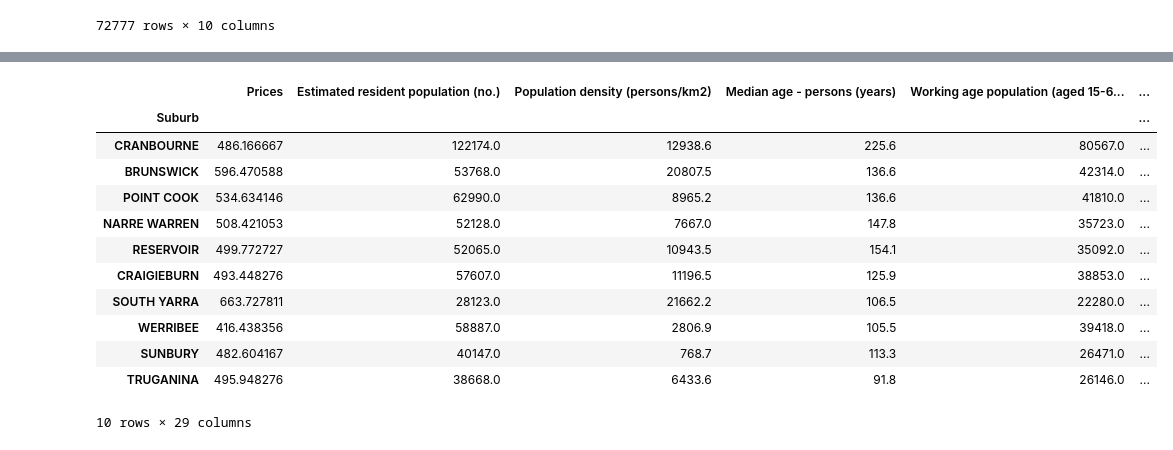
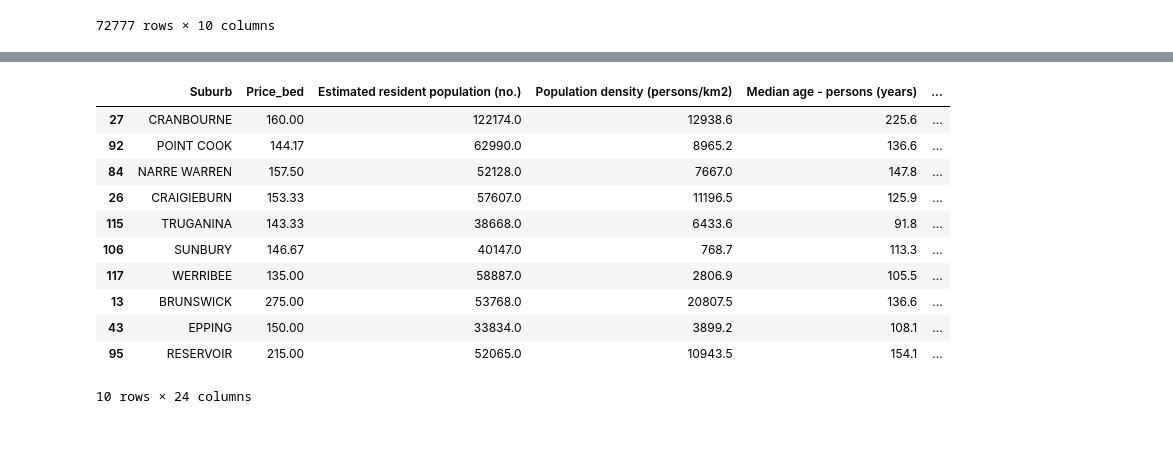
Before and after one commit to vanessagraciia/Real-Estate-Industry-Project, a Jupyter notebook: notebooks/livability - vanessa.ipynb, the cells around one changed output, grey strips where cells are left out. Drawn from its saved outputs; the diff is of its cells as text; code cells hidden in the pictures.

Commit message:
livability and affordability score

```diff
--- a/notebooks/livability - vanessa.ipynb
+++ b/notebooks/livability - vanessa.ipynb
@@ -101,5 +218,5 @@ filtered_offence.rename(columns={'Suburb/Town Name': 'Suburb'}, inplace=True)
 filtered_crime['Suburb'] = filtered_crime['Suburb'].str.upper()
 filtered_offence['Suburb'] = filtered_offence['Suburb'].str.upper()
 # %%
-merge_crime = pd.merge(data, filtered_crime, on='Suburb', how='inner')
+merge_crime = pd.merge(result, filtered_crime, on='Suburb', how='inner')
 merge_df = pd.merge(merge_crime, filtered_offence, on='Suburb', how='inner')
@@ -107,7 +240,7 @@ merge_df = pd.merge(merge_crime, filtered_offence, on='Suburb', how='inner')
 merge_df['total_crime'] = merge_df['Incidents Recorded'] + merge_df['Offence Count']
 # %%
 # Rent Affordability Index
-merge_df['qualifying_income'] = merge_df['Prices'] / 0.3
+merge_df['qualifying_income'] = merge_df['Price_bed'] / 0.3
 # %%
 merge_df.columns
 # %% [output]
@@ -151,13 +261,13 @@ merge_df2 = merge_df2.groupby('Suburb').mean()
 # %%
-merge_df2['RAI'] = (merge_df2['Median equivalised total household income (weekly) ($)'] / merge_df2['qualifying_income']) * 100
+merge_df['RAI'] = (merge_df['Median equivalised total household income (weekly) ($)'] / merge_df['qualifying_income']) * 100
 # %%
 # Create a new column 'affordability' with a default value of 6
-merge_df2['affordability'] = 0
+merge_df['affordability'] = 0
 
 # Update 'affordability' based on the conditions
-merge_df2.loc[merge_df2['RAI'] < 50, 'affordability'] = 6
-merge_df2.loc[(merge_df2['RAI'] >= 50) & (merge_df2['RAI'] < 80), 'affordability'] = 5
-merge_df2.loc[(merge_df2['RAI'] >= 80) & (merge_df2['RAI'] < 100), 'affordability'] = 4
-merge_df2.loc[(merge_df2['RAI'] >= 100) & (merge_df2['RAI'] < 120), 'affordability'] = 3
-merge_df2.loc[(merge_df2['RAI'] >= 120) & (merge_df2['RAI'] < 150), 'affordability'] = 2
-merge_df2.loc[merge_df2['RAI'] >= 150, 'affordability'] = 1
+merge_df.loc[merge_df['RAI'] < 50, 'affordability'] = 6
+merge_df.loc[(merge_df['RAI'] >= 50) & (merge_df['RAI'] < 80), 'affordability'] = 5
+merge_df.loc[(merge_df['RAI'] >= 80) & (merge_df['RAI'] < 100), 'affordability'] = 4
+merge_df.loc[(merge_df['RAI'] >= 100) & (merge_df['RAI'] < 120), 'affordability'] = 3
+merge_df.loc[(merge_df['RAI'] >= 120) & (merge_df['RAI'] < 150), 'affordability'] = 2
+merge_df.loc[merge_df['RAI'] >= 150, 'affordability'] = 1
@@ -164,16 +290,15 @@ merge_df2.loc[merge_df2['RAI'] >= 150, 'affordability'] = 1
 # %%
-merge_df2.sort_values(by='RAI', ascending=False).head(10)
+merge_df.sort_values(by='RAI', ascending=False).head(10)
 # %% [output]
-|  | Prices | Estimated resident population (no.) | Population density (persons/km2) | Median age - persons (years) | Working age population (aged 15-6... | ... |
-| Suburb |  |  |  |  |  | ... |
-| CRANBOURNE | 486.166667 | 122174.0 | 12938.6 | 225.6 | 80567.0 | ... |
-| BRUNSWICK | 596.470588 | 53768.0 | 20807.5 | 136.6 | 42314.0 | ... |
-| POINT COOK | 534.634146 | 62990.0 | 8965.2 | 136.6 | 41810.0 | ... |
-| NARRE WARREN | 508.421053 | 52128.0 | 7667.0 | 147.8 | 35723.0 | ... |
-| RESERVOIR | 499.772727 | 52065.0 | 10943.5 | 154.1 | 35092.0 | ... |
-| CRAIGIEBURN | 493.448276 | 57607.0 | 11196.5 | 125.9 | 38853.0 | ... |
-| SOUTH YARRA | 663.727811 | 28123.0 | 21662.2 | 106.5 | 22280.0 | ... |
-| WERRIBEE | 416.438356 | 58887.0 | 2806.9 | 105.5 | 39418.0 | ... |
-| SUNBURY | 482.604167 | 40147.0 | 768.7 | 113.3 | 26471.0 | ... |
-| TRUGANINA | 495.948276 | 38668.0 | 6433.6 | 91.8 | 26146.0 | ... |
+|  | Suburb | Price_bed | Estimated resident population (no.) | Population density (persons/km2) | Median age - persons (years) | ... |
+| 27 | CRANBOURNE | 160.00 | 122174.0 | 12938.6 | 225.6 | ... |
+| 92 | POINT COOK | 144.17 | 62990.0 | 8965.2 | 136.6 | ... |
+| 84 | NARRE WARREN | 157.50 | 52128.0 | 7667.0 | 147.8 | ... |
+| 26 | CRAIGIEBURN | 153.33 | 57607.0 | 11196.5 | 125.9 | ... |
+| 115 | TRUGANINA | 143.33 | 38668.0 | 6433.6 | 91.8 | ... |
+| 106 | SUNBURY | 146.67 | 40147.0 | 768.7 | 113.3 | ... |
+| 117 | WERRIBEE | 135.00 | 58887.0 | 2806.9 | 105.5 | ... |
+| 13 | BRUNSWICK | 275.00 | 53768.0 | 20807.5 | 136.6 | ... |
+| 43 | EPPING | 150.00 | 33834.0 | 3899.2 | 108.1 | ... |
+| 95 | RESERVOIR | 215.00 | 52065.0 | 10943.5 | 154.1 | ... |
-10 rows × 29 columns
+10 rows × 24 columns
```
Also changed, not shown: parts of 30 cells of this notebook, 5 other files.
